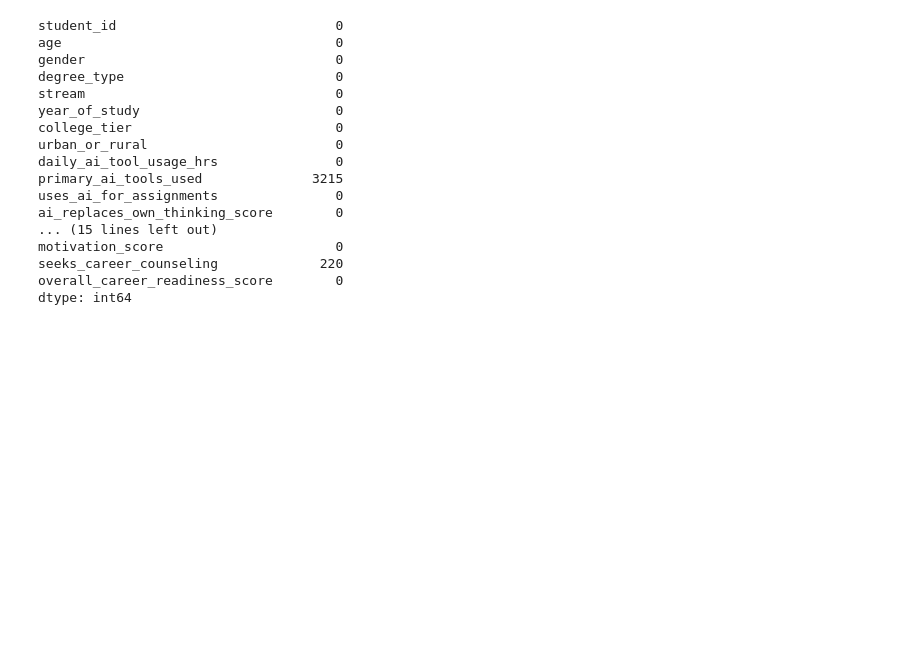
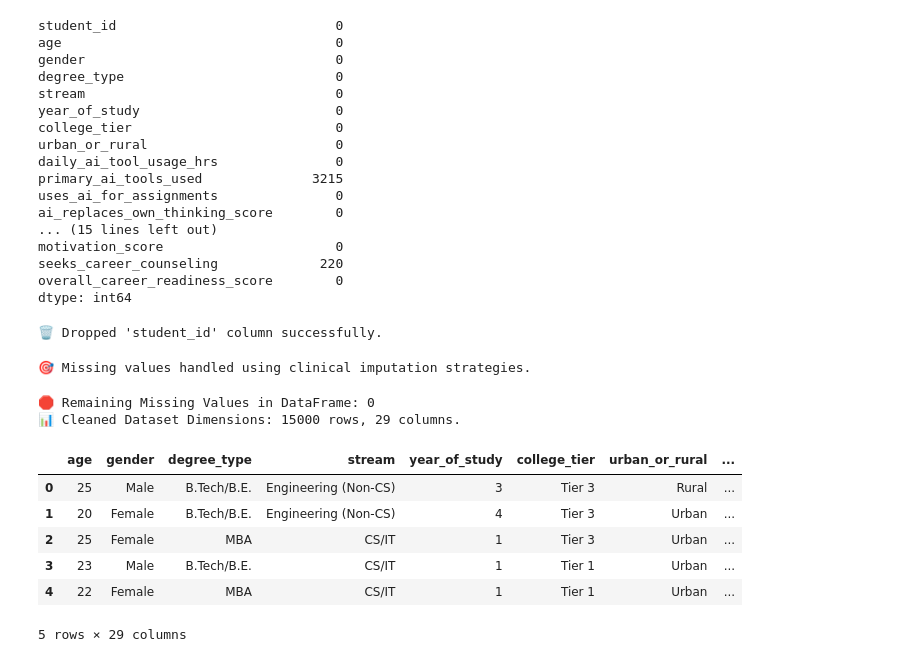
Before and after one commit to MaykInvest/AI_Dependency, a Jupyter notebook: project.ipynb, the cells around one changed output. Saved outputs shown, nothing was run; the diff lists cells and outputs as text; code cells hidden in the pictures; blank space fills up the shorter version.

Commit message:
the cleaning of the data

```diff
--- a/project.ipynb
+++ b/project.ipynb
@@ -196,3 +203,48 @@ motivation_score                      0
 seeks_career_counseling             220
 overall_career_readiness_score        0
 dtype: int64
+# %%
+# We use errors='ignore' so the cell can be re-run safely without crashing
+df.drop(columns=['student_id'], inplace=True, errors='ignore')
+print("🗑️ Dropped 'student_id' column successfully.")
+# %% [output]
+🗑️ Dropped 'student_id' column successfully.
+# %%
+# For 'primary_ai_tools_used', the massive gaps mean the student likely doesn't use tools.
+# We fill these with 'None' to preserve the records.
+df['primary_ai_tools_used'] = df['primary_ai_tools_used'].fillna('None')
+# %%
+# For 'seeks_career_counseling', we fill missing values with the most common answer (Mode)
+counseling_mode = df['seeks_career_counseling'].mode()[0]
+df['seeks_career_counseling'] = df['seeks_career_counseling'].fillna(counseling_mode)
+# %%
+# We select the numerical columns that showed missing values in our initial check
+missing_num_cols = ['self_learning_hours_per_week', 'social_media_hrs_per_day', 'sleep_hours']
+
+# Loop through each column and replace NaN values with that column's median
+for col in missing_num_cols:
+    col_median = df[col].median()
+    df[col] = df[col].fillna(col_median)
+
+print("🎯 Missing values handled using clinical imputation strategies.")
+# %% [output]
+🎯 Missing values handled using clinical imputation strategies.
+# %%
+# Check the remaining total number of missing entries across the entire dataset
+remaining_nans = df.isna().sum().sum()
+print(f"🛑 Remaining Missing Values in DataFrame: {remaining_nans}")
+print(f"📊 Cleaned Dataset Dimensions: {df.shape[0]} rows, {df.shape[1]} columns.\n")
+# %% [output]
+🛑 Remaining Missing Values in DataFrame: 0
+📊 Cleaned Dataset Dimensions: 15000 rows, 29 columns.
+# %%
+# Display a preview of the clean dataset
+df.head()
+# %% [output]
+|  | age | gender | degree_type | stream | year_of_study | college_tier | urban_or_rural | ... |
+| 0 | 25 | Male | B.Tech/B.E. | Engineering (Non-CS) | 3 | Tier 3 | Rural | ... |
+| 1 | 20 | Female | B.Tech/B.E. | Engineering (Non-CS) | 4 | Tier 3 | Urban | ... |
+| 2 | 25 | Female | MBA | CS/IT | 1 | Tier 3 | Urban | ... |
+| 3 | 23 | Male | B.Tech/B.E. | CS/IT | 1 | Tier 1 | Urban | ... |
+| 4 | 22 | Female | MBA | CS/IT | 1 | Tier 1 | Urban | ... |
+5 rows × 29 columns
```
Also changed, not shown: parts of 1 cell of this notebook.
